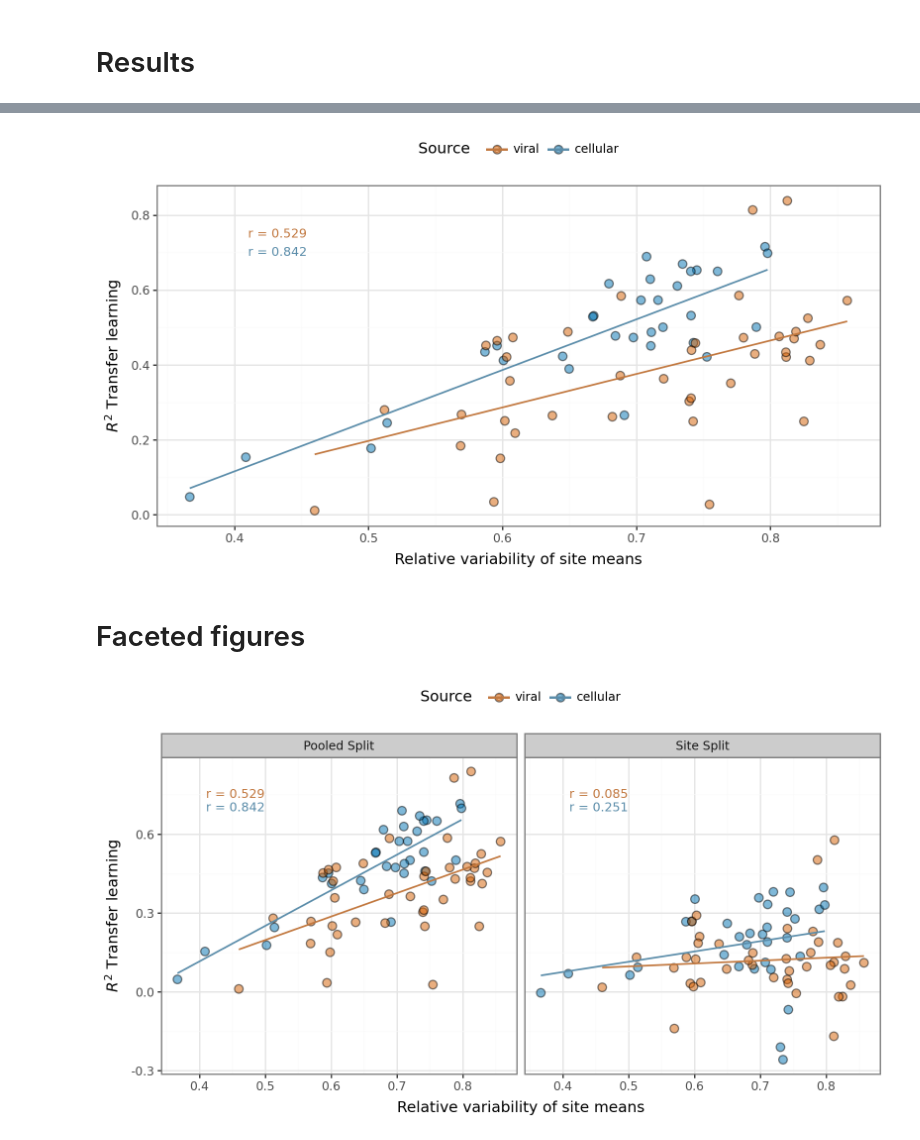
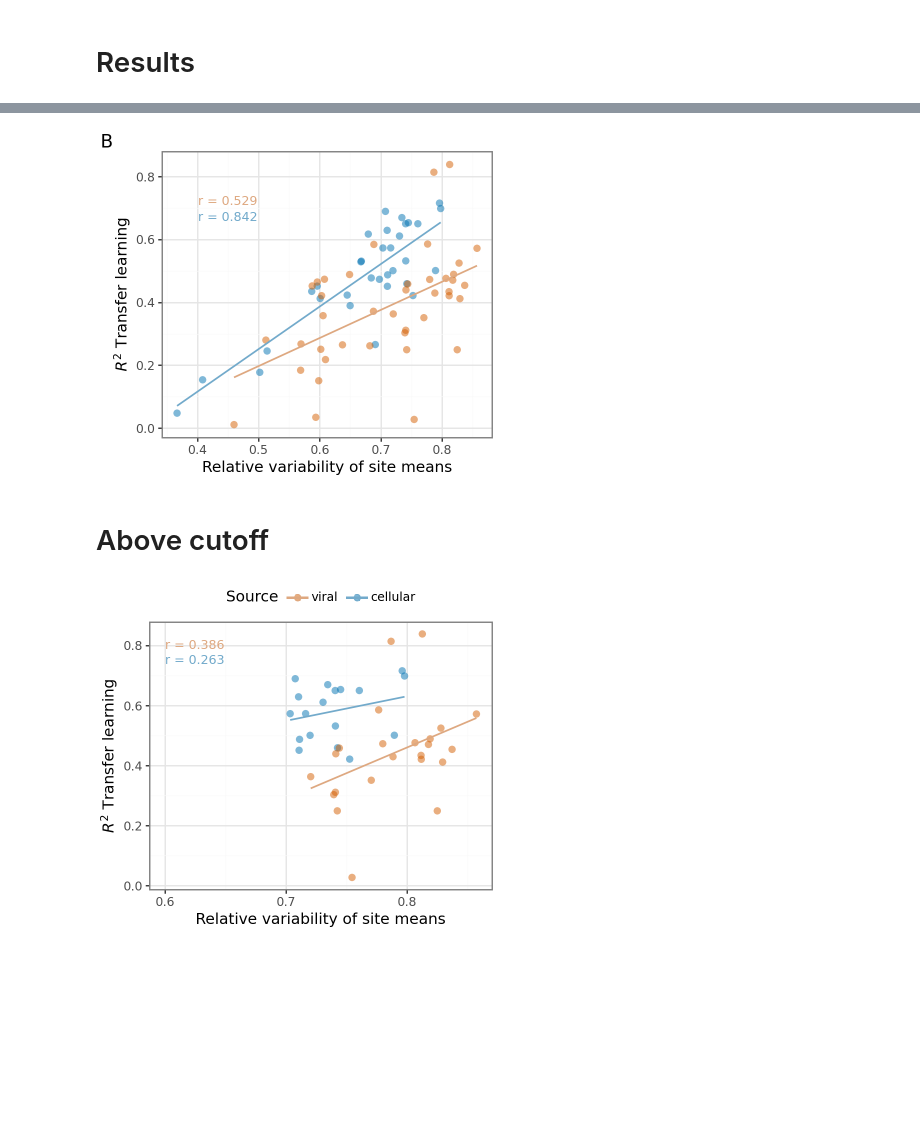
Before and after one commit to ziul-bio/DMS-SiteEffect-PLM, a Jupyter notebook: notebooks/var.ipynb, the cells around one changed output, grey strips where cells are left out. Saved outputs shown, nothing was run; the diff lists cells and outputs as text; code cells hidden in the pictures; blank space fills up the shorter version.

Commit message:
adding figure C to the composition

```diff
--- a/notebooks/var.ipynb
+++ b/notebooks/var.ipynb
@@ -17,24 +6,0 @@ def split_mut_sit(mutation):
-# %%
-res_dict = {'source':[], 'Dataset':[], 'var':[]}
-
-for source in ['cellular', 'viral']:
-    dir_path = f'../data/{source}/metadata/'
-    for file in os.listdir(dir_path):
-        if file not in ['PABP_YEAST_Fields2013_doubles.csv', 'parEparD_Laub2015_all.csv', 'AAV2_CAPSD_Sinai.csv', 'PESV_POLG_Tsuboyama.csv', 'BP434_RPC1_Tsuboyama.csv']:
-            data = pd.read_csv(f'../data/{source}/metadata/{file}')
-            data[['wt', 'site', 'mut']] = data['mutant'].apply(lambda x: pd.Series(split_mut_sit(x)))
-
-            # equation
-            total_std = data['target'].std()
-            grouped_data = data.groupby(['site'], as_index=False, observed=True)['target'].mean()
-            sd_sites = grouped_data['target'].std()
-            var = sd_sites / total_std
-
-
-            res_dict['source'].append(source)
-            res_dict['Dataset'].append(file.replace('.csv', ''))
-            res_dict['var'].append(var)
-
-res_var = pd.DataFrame.from_dict(res_dict)
-res_var['source'] = pd.Categorical(res_var['source'], categories=['viral', 'cellular'])
-res_var
@@ -140,28 +99,26 @@ def annotation_df(res, target, x=0.41, y=0.65):
     ann_df['R2_score_test'] = ann_df['Source'].map({'cellular': y, 'viral': y+0.05,})
     return ann_df
 # %%
-res = lassocv.query('Split in @p')
-
-target = 'variance'
-ann_df = annotation_df(res, target,  y=0.7)
+target = 'RVSM'
+ann_df = annotation_df(res, target,  x=0.401, y=0.67)
 ann_df = ann_df.query('Split == "Pooled Split"')
 
-(
+p2 = (
     pln.ggplot(res, pln.aes(x=target, y='R2_score_test', fill='Source'))
     + pln.scale_fill_manual(values={"viral": "#D55E00", "cellular": "#0072B2"})
-    + pln.geom_point(size=3, alpha=0.5)
+    + pln.geom_point(size=3, alpha=0.5, stroke=0)
     + pln.geom_smooth(method='lm', se=False, alpha=1, size=0.7,  mapping=pln.aes(color='Source'))
-    + pln.scale_color_manual(values={"viral": "#C2783F", "cellular": "#5B8DAA"})
+    + pln.scale_color_manual(values={"viral": "#DEA880", "cellular": "#72AACB"})
     + pln.geom_text(data= ann_df , mapping=pln.aes(x=target, y='R2_score_test', label='label', color='Source'),
                     size=9, ha="left", inherit_aes=False)
     + pln.theme_bw()
-    + pln.theme(legend_position='top', figure_size=(8, 4.5))
+    + pln.theme(legend_position='none', figure_size=(4, 3.5))
     + pln.labs(
         y='$R^2$ Transfer learning',
-        x= 'Relative variability of site means'),
-        tag='B'
+        x= 'Relative variability of site means',
+        tag='B')
     )
+
+p2
 # %% [output]
-[figure, old version]
+[figure, new version]
-# %% [markdown]
-# Faceted figures
@@ -169,0 +125,2 @@ res = lassocv.query('Split in @a')
+# %% [markdown]
+# Above cutoff
@@ -170,23 +129,24 @@ res = lassocv.query('Split in @a')
 # %%
-target = 'variance'
-ann_df = annotation_df(res, target,  y=0.7)
+target = 'RVSM'
+ann_df = annotation_df(res_filteres, target, x=0.6, y=0.75)
+ann_df = ann_df.query('Split == "Pooled Split"')
 
 (
-    pln.ggplot(res, pln.aes(x=target, y='R2_score_test', fill='Source'))
+    pln.ggplot(res_filteres, pln.aes(x=target, y='R2_score_test', fill='Source'))
     + pln.scale_fill_manual(values={"viral": "#D55E00", "cellular": "#0072B2"})
-    + pln.facet_grid('~Split')
-    + pln.geom_point(size=3, alpha=0.5)
+    + pln.geom_point(size=3, alpha=0.5, stroke=0)
     + pln.geom_smooth(method='lm', se=False, alpha=1, size=0.7,  mapping=pln.aes(color='Source'))
-    + pln.scale_color_manual(values={"viral": "#C2783F", "cellular": "#5B8DAA"})
+    + pln.scale_color_manual(values={"viral": "#DEA880", "cellular": "#72AACB"})
+
     + pln.geom_text(data=ann_df, mapping=pln.aes(x=target, y='R2_score_test', label='label', color='Source'),
                     size=9, ha="left", inherit_aes=False)
     + pln.theme_bw()
-    + pln.theme(legend_position='top', figure_size=(8, 4.5))
+    + pln.theme(legend_position='top', figure_size=(4, 3.5))
     + pln.labs(
         y='$R^2$ Transfer learning',
         x= 'Relative variability of site means')
     )
 # %% [output]
-[figure, old version]
+[figure, new version]
 # %%
 target = 'coverage'
```
Also changed, not shown: parts of 29 cells of this notebook.
